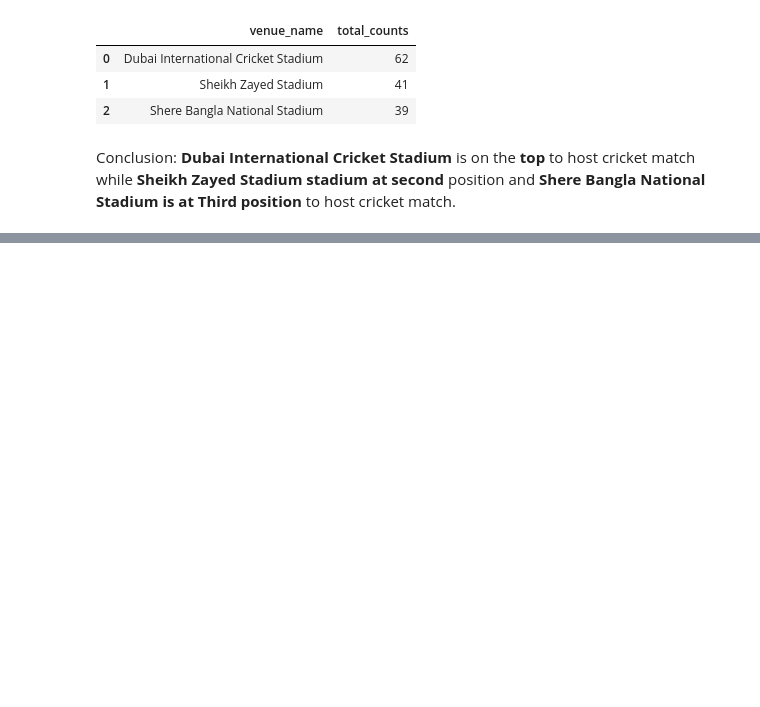
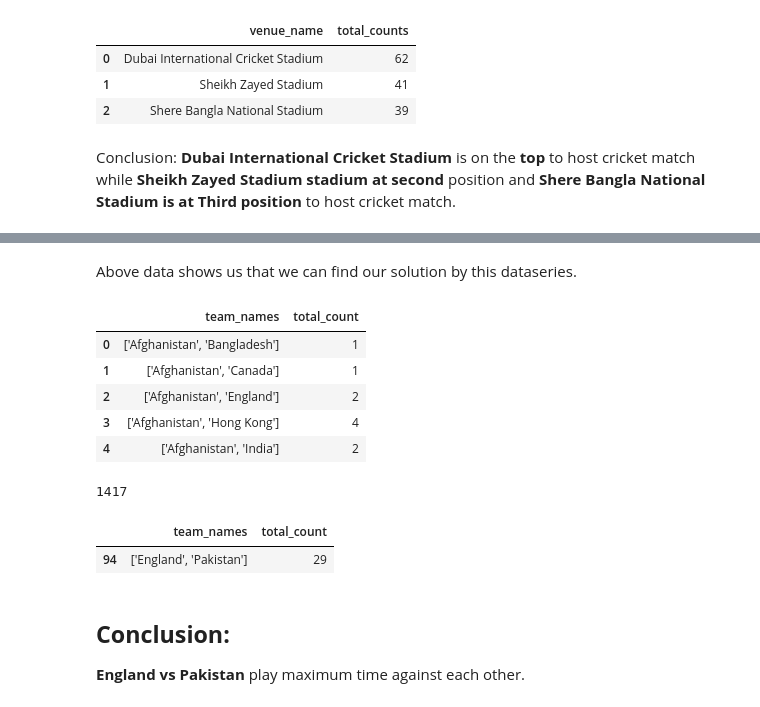
Before and after one commit to Gauravms2143/-International_T20_Data-Analysis--Self-Project.ipynb, a Jupyter notebook: International_T20_Data_Analysis_Self_Project.ipynb, the cells around one changed output, grey strips where cells are left out. Drawn from its saved outputs; the diff is of its cells as text; code cells hidden in the pictures; blank space fills up the shorter version.

```diff
--- a/International_T20_Data_Analysis_Self_Project.ipynb
+++ b/International_T20_Data_Analysis_Self_Project.ipynb
@@ -112,0 +141,39 @@ Conclusion: **Dubai International Cricket Stadium**	 is on the **top** to host c
+# %% [markdown]
+Above data shows us that we can find our solution by this dataseries.
+# %%
+# Create pivot table to find solution of our problem.
+
+# We have to found out pair wise occurence of each team.
+
+# dups : we create dups dataframe for to store data how many time one team play with another team.
+
+team = df.pivot_table(index = ['teams'], aggfunc ='size')
+
+# Creating dataframe dups to simplify task
+
+dups=dups.reset_index()
+
+dups.columns=['team_names','total_count']
+
+dups.head(5)
+# %% [output]
+|  | team_names | total_count |
+| 0 | ['Afghanistan', 'Bangladesh'] | 1 |
+| 1 | ['Afghanistan', 'Canada'] | 1 |
+| 2 | ['Afghanistan', 'England'] | 2 |
+| 3 | ['Afghanistan', 'Hong Kong'] | 4 |
+| 4 | ['Afghanistan', 'India'] | 2 |
+# %%
+# Total matches plays=1417 and here we just cross check wheather our result produce is correct or not.
+
+sum(dups['total_count'])
+# %% [output]
+1417
+# %%
+dups[dups['total_count']==max(dups['total_count'])]
+# %% [output]
+|  | team_names | total_count |
+| 94 | ['England', 'Pakistan'] | 29 |
+# %% [markdown]
+## **Conclusion:**
+**England vs Pakistan** play maximum time against each other.
```
Also changed, not shown: parts of 5 cells of this notebook.
